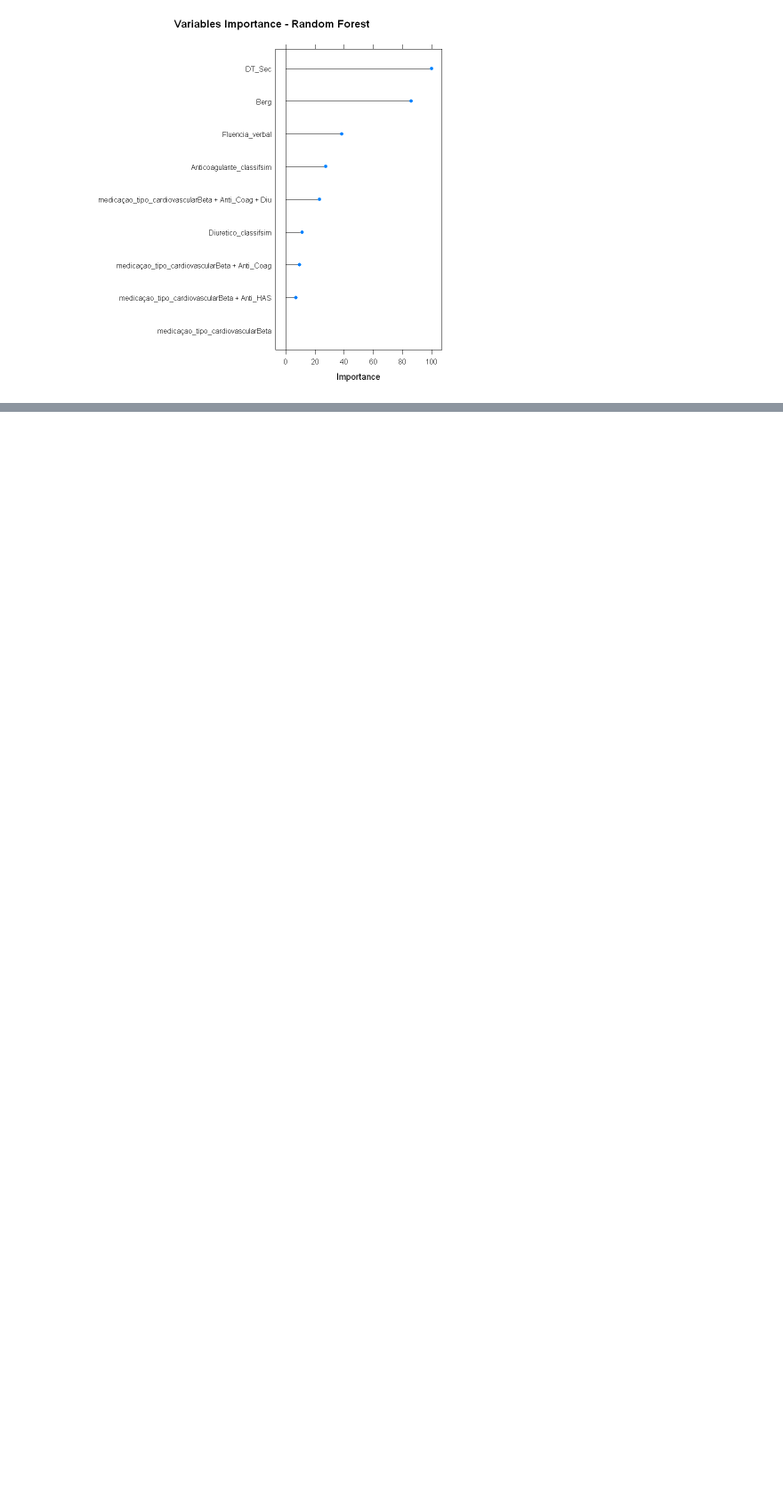
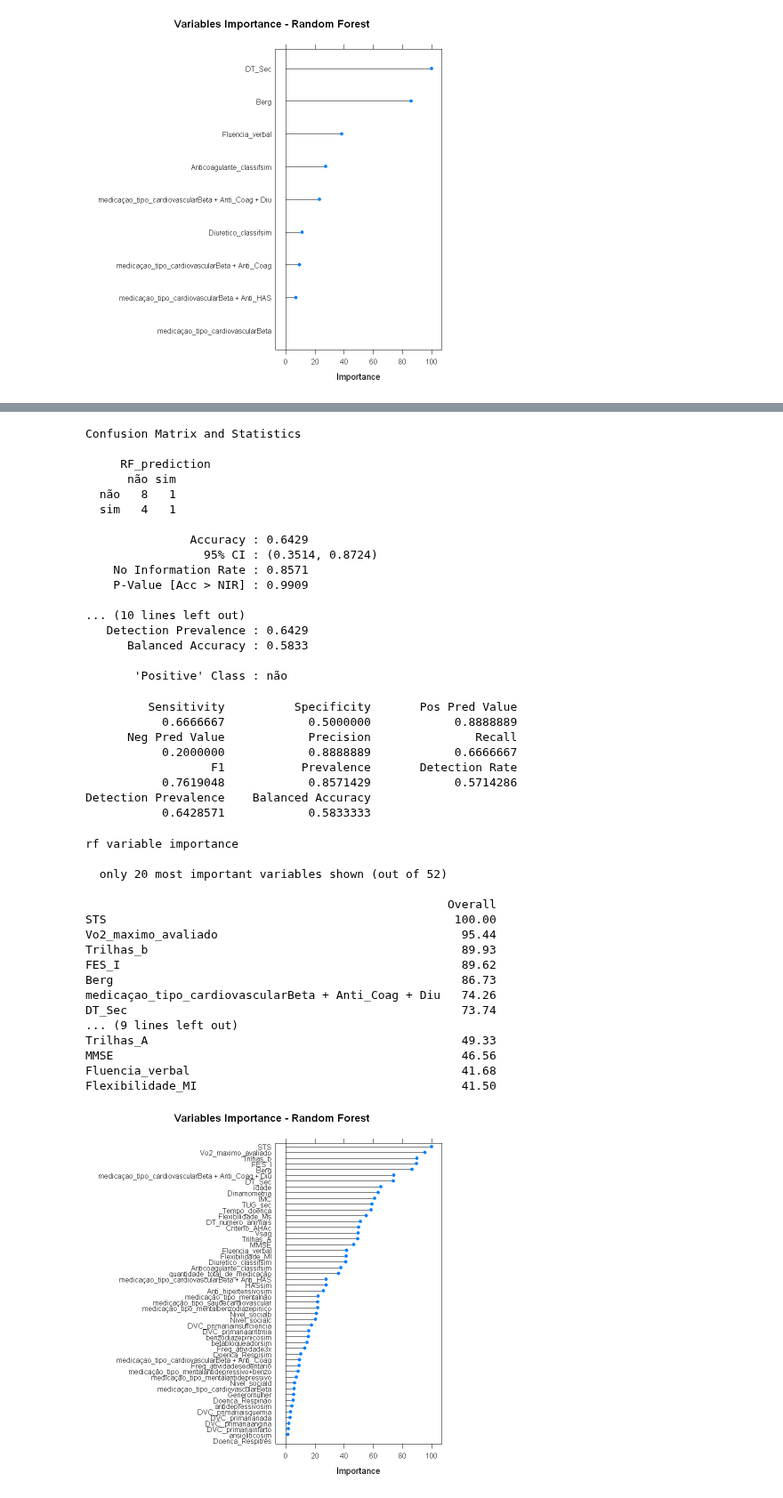
Before and after one commit to RenanBaltar/Analises_Heitor, a Jupyter notebook: Analise_Heitor_tese.ipynb, the cells around one changed output, grey strips where cells are left out. Shown at 89% size. Drawn from its saved outputs; the diff is of its cells as text; code cells hidden in the pictures; blank space fills up the shorter version.

```diff
--- a/Analise_Heitor_tese.ipynb
+++ b/Analise_Heitor_tese.ipynb
@@ -340,0 +491,50 @@ medicaçao_tipo_cardiovascularBeta                     0.000
+# %%
+RF_prediction<- predict(RFmodel2,data_test_RFE_RF)
+confusionMatrix(table(data_test_RFE_RF$Caidor,RF_prediction))
+confusionMatrix(table(data_test_RFE_RF$Caidor,RF_prediction))$byClass
+varImp(RFmodel2)
+plot(varImp(RFmodel2),main="Variables Importance - Random Forest")
+# %% [output]
+Confusion Matrix and Statistics
+
+     RF_prediction
+      não sim
+  não   8   1
+  sim   4   1
+
+               Accuracy : 0.6429
+                 95% CI : (0.3514, 0.8724)
+    No Information Rate : 0.8571
+    P-Value [Acc > NIR] : 0.9909
+
+... (10 lines left out)
+   Detection Prevalence : 0.6429
+      Balanced Accuracy : 0.5833
+
+       'Positive' Class : não
+         Sensitivity          Specificity       Pos Pred Value
+           0.6666667            0.5000000            0.8888889
+      Neg Pred Value            Precision               Recall
+           0.2000000            0.8888889            0.6666667
+                  F1           Prevalence       Detection Rate
+           0.7619048            0.8571429            0.5714286
+Detection Prevalence    Balanced Accuracy
+           0.6428571            0.5833333
+rf variable importance
+
+  only 20 most important variables shown (out of 52)
+
+                                                    Overall
+STS                                                  100.00
+Vo2_maximo_avaliado                                   95.44
+Trilhas_b                                             89.93
+FES_I                                                 89.62
+Berg                                                  86.73
+medicaçao_tipo_cardiovascularBeta + Anti_Coag + Diu   74.26
+DT_Sec                                                73.74
+... (9 lines left out)
+Trilhas_A                                             49.33
+MMSE                                                  46.56
+Fluencia_verbal                                       41.68
+Flexibilidade_MI                                      41.50
+[figure, added]
```
Also changed, not shown: parts of 18 cells of this notebook.
